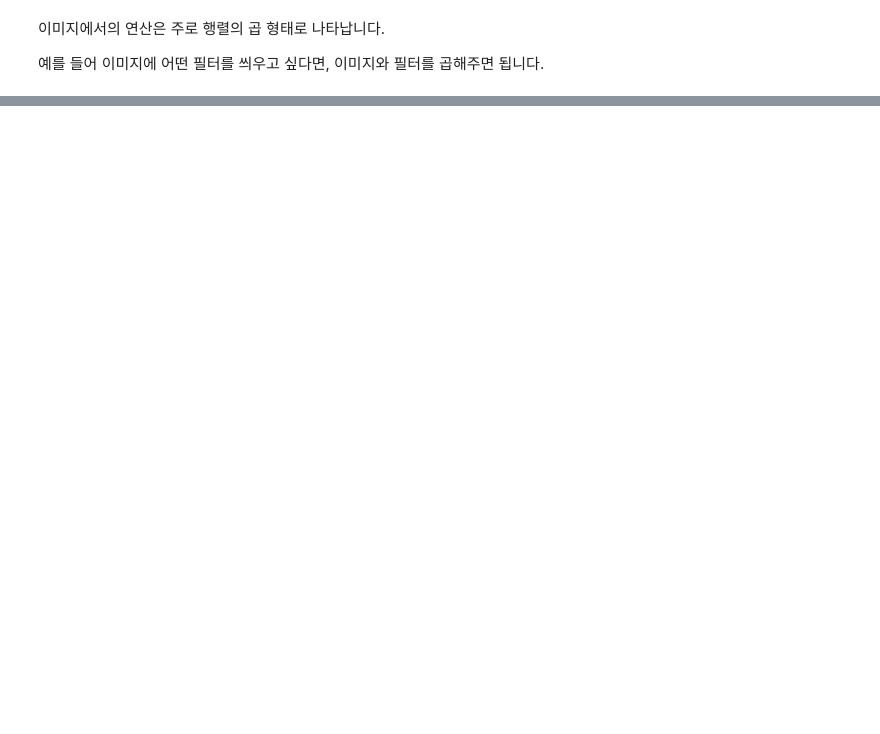
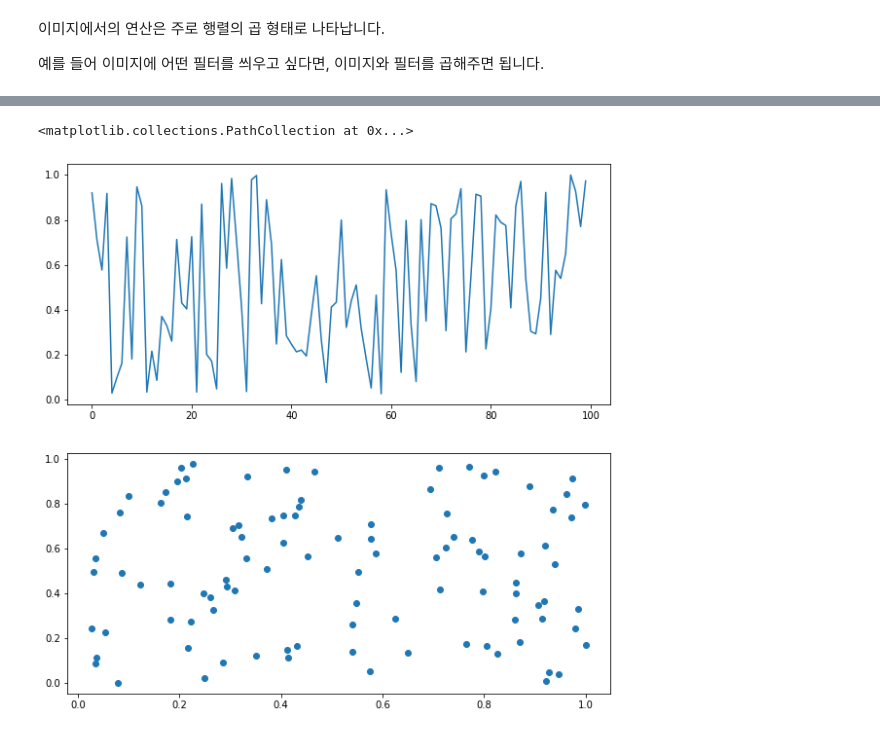
Before and after one commit to Heeseung-Cho/DACrew3_PoliceAndThief, a Jupyter notebook: Week2/NP_and_PLT.ipynb, the cells around one changed output, grey strips where cells are left out. Cells and saved outputs as stored; diff of their text form; code cells hidden in the pictures; blank space fills up the shorter version.

```diff
--- a/Week2/NP_and_PLT.ipynb
+++ b/Week2/NP_and_PLT.ipynb
@@ -80,0 +103,9 @@ g_filter = np.array([])  ## Filter
+# %%
+plt.figure(figsize=(10, 10))
+ax1 = plt.subplot(2, 1, 1)
+plt.plot(x)
+ax2 = plt.subplot(2, 1, 2)
+plt.scatter(x,y)
+# %% [output]
+<matplotlib.collections.PathCollection at 0x...>
+[figure, added]
```
Also changed, not shown: parts of 11 cells of this notebook.
